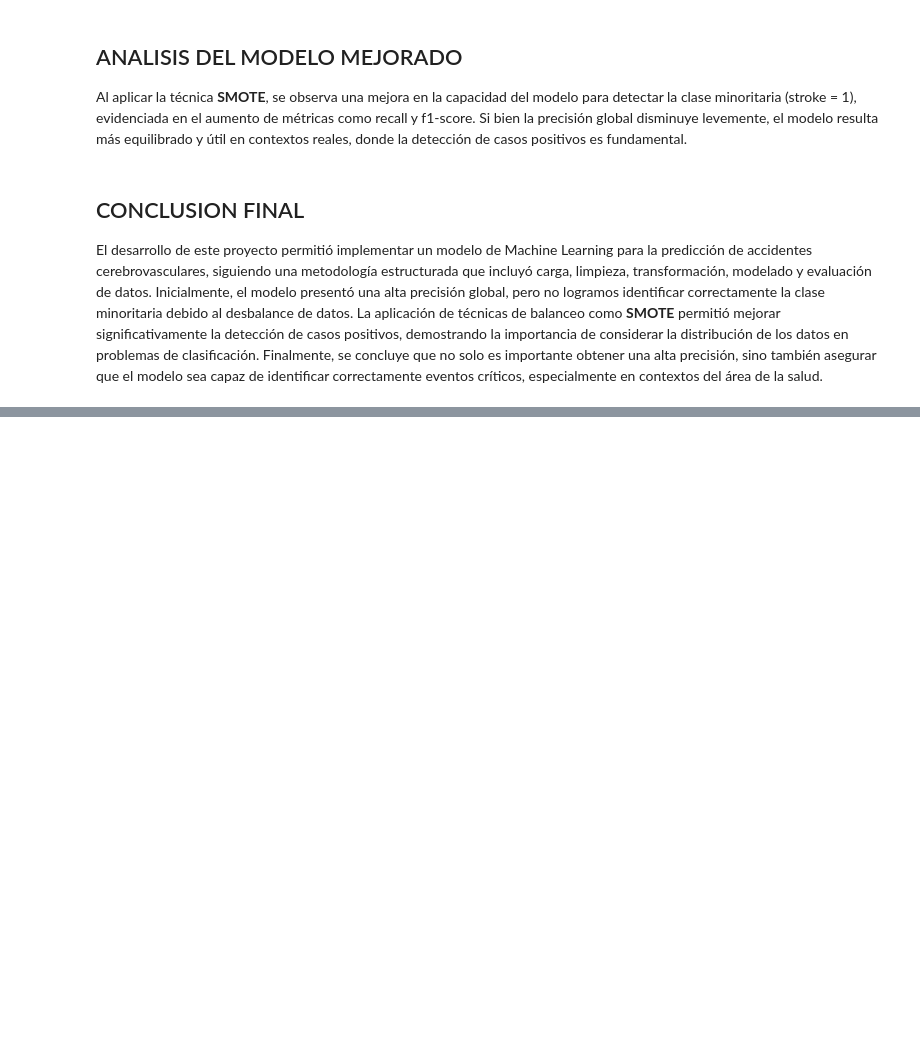
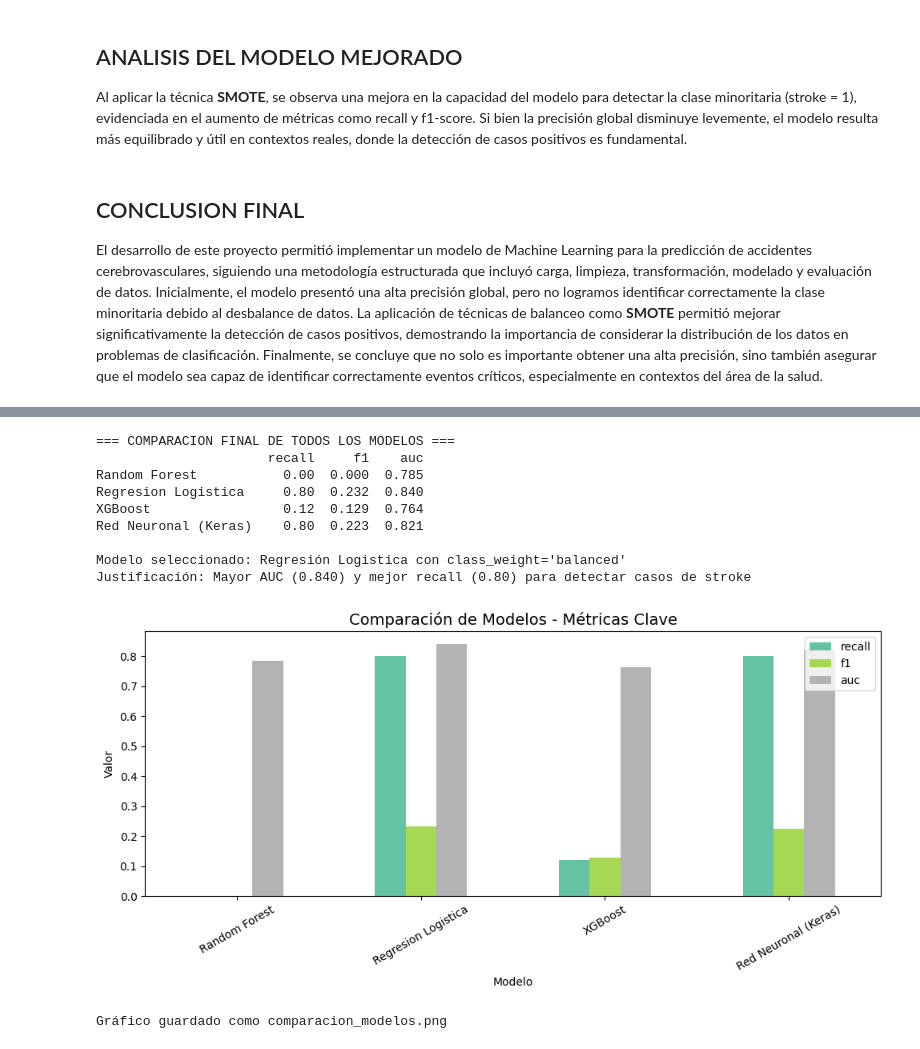
Before and after one commit to carlosrgv1975/acif104_s6_grupo04_Arganaraz_Gonzalez, a Jupyter notebook: acif104_s6_grupo04_Arganaraz_Gonzalez.ipynb, the cells around one changed output, grey strips where cells are left out. Saved outputs shown, nothing was run; the diff lists cells and outputs as text; code cells hidden in the pictures; blank space fills up the shorter version.

```diff
--- a/acif104_s6_grupo04_Arganaraz_Gonzalez.ipynb
+++ b/acif104_s6_grupo04_Arganaraz_Gonzalez.ipynb
@@ -336,0 +706,43 @@ Finalmente, se concluye que no solo es importante obtener una alta precisión, s
+# %%
+# TABLA COMPARATIVA FINAL - TODOS LOS MODELOS
+from sklearn.metrics import recall_score, f1_score, roc_auc_score
+
+resumen_final = {
+    'Random Forest': {'recall': 0.00, 'f1': 0.000, 'auc': 0.785},
+    'Regresion Logistica': {'recall': 0.80, 'f1': 0.232, 'auc': 0.840},
+    'XGBoost': {'recall': 0.12, 'f1': 0.129, 'auc': 0.764},
+    'Red Neuronal (Keras)': {'recall': recall_score(y_test, y_pred_nn),
+                              'f1': f1_score(y_test, y_pred_nn),
+                              'auc': roc_auc_score(y_test, y_prob_nn)}
+}
+
+df_final = pd.DataFrame(resumen_final).T.round(3)
+print("=== COMPARACION FINAL DE TODOS LOS MODELOS ===")
+print(df_final)
+print("\nModelo seleccionado: Regresión Logistica con class_weight='balanced'")
+print("Justificación: Mayor AUC (0.840) y mejor recall (0.80) para detectar casos de stroke")
+
+# Grafico comparativo
+fig, ax = plt.subplots(figsize=(10, 5))
+df_final.plot(kind='bar', ax=ax, colormap='Set2')
+ax.set_title('Comparación de Modelos - Métricas Clave', fontsize=14)
+ax.set_xlabel('Modelo')
+ax.set_ylabel('Valor')
+ax.legend(loc='upper right')
+ax.tick_params(axis='x', rotation=30)
+plt.tight_layout()
+plt.savefig('comparacion_modelos.png', dpi=150, bbox_inches='tight')
+plt.show()
+print("Gráfico guardado como comparacion_modelos.png")
+# %% [output]
+=== COMPARACION FINAL DE TODOS LOS MODELOS ===
+                      recall     f1    auc
+Random Forest           0.00  0.000  0.785
+Regresion Logistica     0.80  0.232  0.840
+XGBoost                 0.12  0.129  0.764
+Red Neuronal (Keras)    0.80  0.223  0.821
+
+Modelo seleccionado: Regresión Logistica con class_weight='balanced'
+Justificación: Mayor AUC (0.840) y mejor recall (0.80) para detectar casos de stroke
+[figure, added]
+Gráfico guardado como comparacion_modelos.png
```
Also changed, not shown: parts of 10 cells of this notebook.
